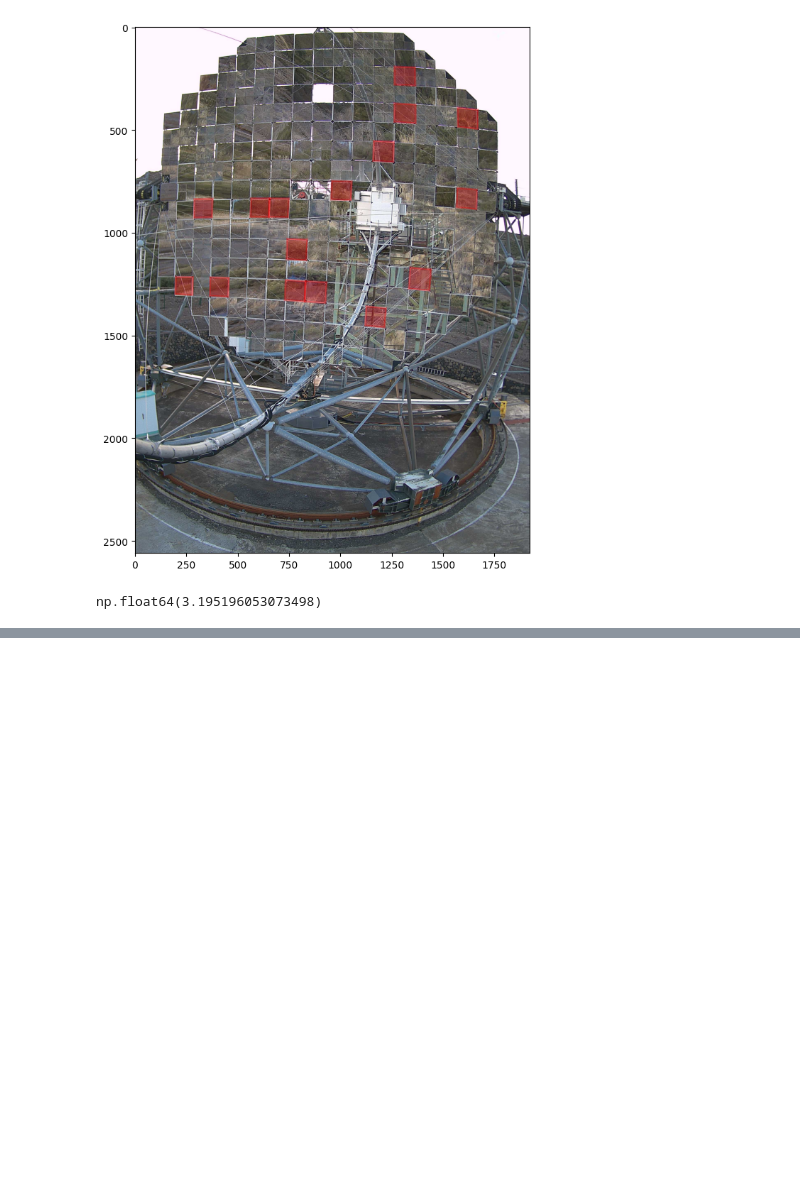
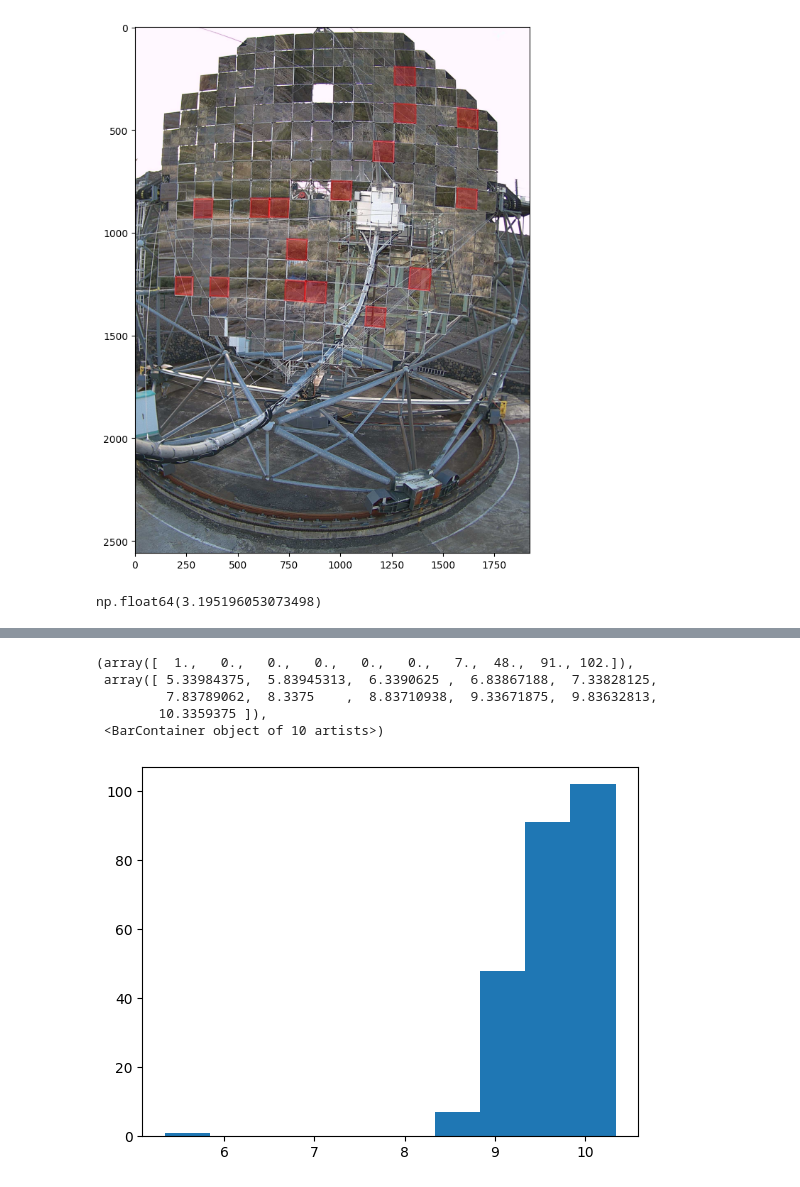
Before and after one commit to pawel21/Computer_vision_for_MAGIC, a Jupyter notebook: notebooks/create_baseline.ipynb, the cells around one changed output, grey strips where cells are left out. Cells and saved outputs as stored; diff of their text form; code cells hidden in the pictures; blank space fills up the shorter version.

```diff
--- a/notebooks/create_baseline.ipynb
+++ b/notebooks/create_baseline.ipynb
@@ -207,0 +233,9 @@ plt.plot(f_matrix[:, 109, 9])
+# %%
+plt.hist(f_matrix[22, :, feat_id])
+# %% [output]
+(array([  1.,   0.,   0.,   0.,   0.,   0.,   7.,  48.,  91., 102.]),
+ array([ 5.33984375,  5.83945313,  6.3390625 ,  6.83867188,  7.33828125,
+         7.83789062,  8.3375    ,  8.83710938,  9.33671875,  9.83632813,
+        10.3359375 ]),
+ <BarContainer object of 10 artists>)
+[figure, added]
```
Also changed, not shown: parts of 4 cells of this notebook, 2 other files.
